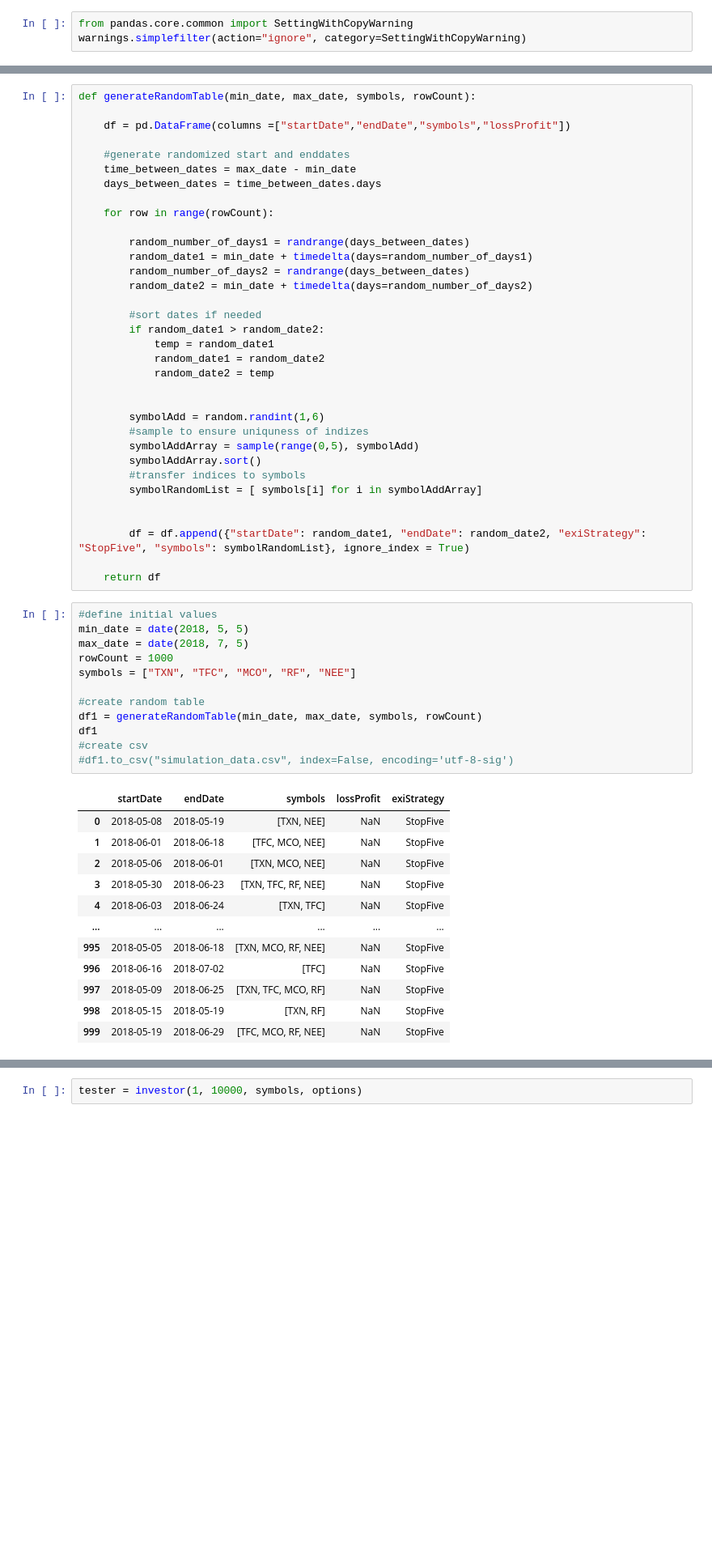
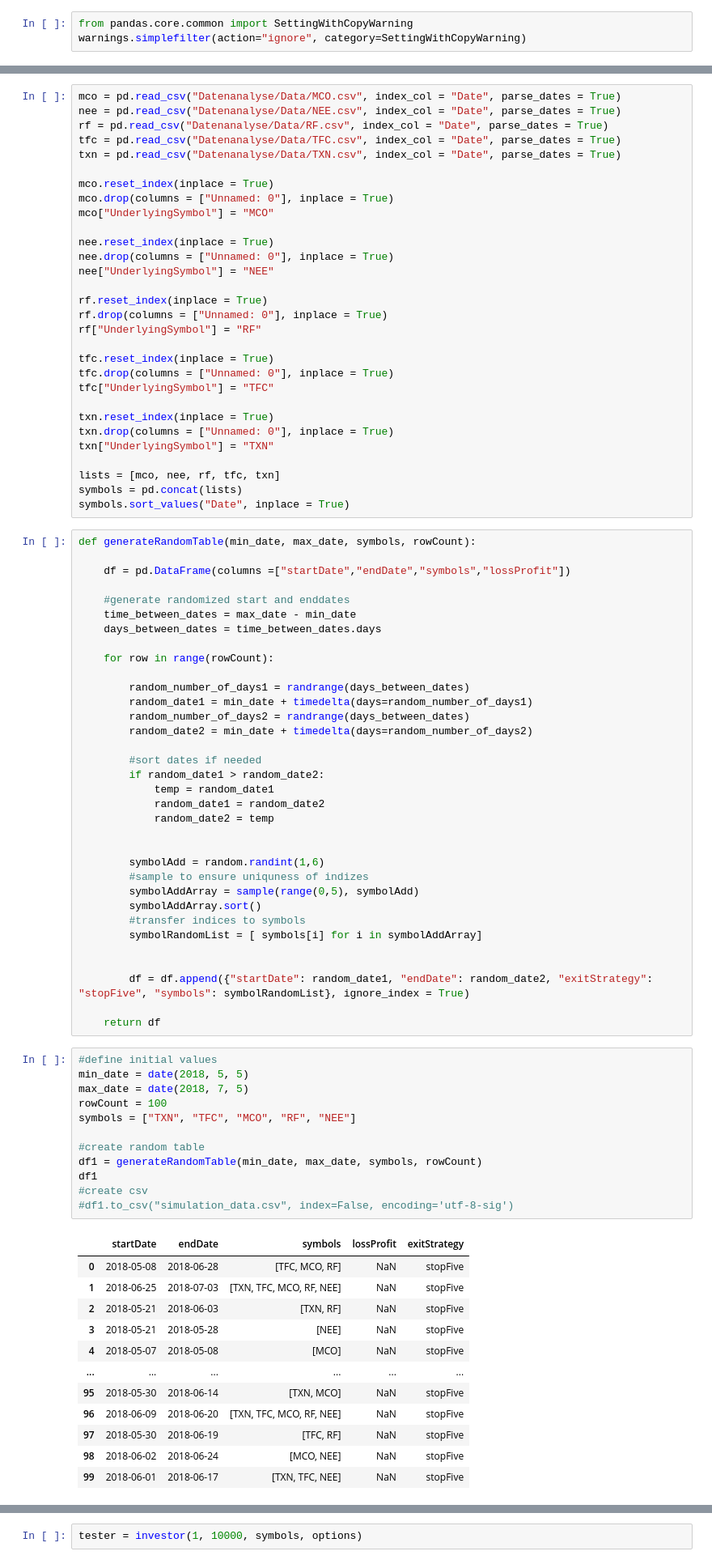
Before and after one commit to CalvinCottin/Option-Backtesting, a Jupyter notebook: Untitled-checkpoint.ipynb, the cells around one changed output, grey strips where cells are left out. Shown at 81% size. Saved outputs shown, nothing was run; the diff lists cells and outputs as text; blank space fills up the shorter version.

```diff
--- a/Untitled-checkpoint.ipynb
+++ b/Untitled-checkpoint.ipynb
@@ -15,3 +19,33 @@ warnings.simplefilter(action="ignore", category=SettingWithCopyWarning)
+# %%
+mco = pd.read_csv("Datenanalyse/Data/MCO.csv", index_col = "Date", parse_dates = True)
+nee = pd.read_csv("Datenanalyse/Data/NEE.csv", index_col = "Date", parse_dates = True)
+rf = pd.read_csv("Datenanalyse/Data/RF.csv", index_col = "Date", parse_dates = True)
+tfc = pd.read_csv("Datenanalyse/Data/TFC.csv", index_col = "Date", parse_dates = True)
+txn = pd.read_csv("Datenanalyse/Data/TXN.csv", index_col = "Date", parse_dates = True)
+
+mco.reset_index(inplace = True)
+mco.drop(columns = ["Unnamed: 0"], inplace = True)
+mco["UnderlyingSymbol"] = "MCO"
+
+nee.reset_index(inplace = True)
+nee.drop(columns = ["Unnamed: 0"], inplace = True)
+nee["UnderlyingSymbol"] = "NEE"
+
+rf.reset_index(inplace = True)
+rf.drop(columns = ["Unnamed: 0"], inplace = True)
+rf["UnderlyingSymbol"] = "RF"
+
+tfc.reset_index(inplace = True)
+tfc.drop(columns = ["Unnamed: 0"], inplace = True)
+tfc["UnderlyingSymbol"] = "TFC"
+
+txn.reset_index(inplace = True)
+txn.drop(columns = ["Unnamed: 0"], inplace = True)
+txn["UnderlyingSymbol"] = "TXN"
+
+lists = [mco, nee, rf, tfc, txn]
+symbols = pd.concat(lists)
+symbols.sort_values("Date", inplace = True)
 # %%
 def generateRandomTable(min_date, max_date, symbols, rowCount):
 
@@ -43,31 +77,31 @@ def generateRandomTable(min_date, max_date, symbols, rowCount):
         symbolRandomList = [ symbols[i] for i in symbolAddArray]
 
 
-        df = df.append({"startDate": random_date1, "endDate": random_date2, "exiStrategy": "StopFive", "symbols": symbolRandomList}, ignore_index = True)
+        df = df.append({"startDate": random_date1, "endDate": random_date2, "exitStrategy": "stopFive", "symbols": symbolRandomList}, ignore_index = True)
 
     return df
 # %%
 #define initial values
 min_date = date(2018, 5, 5)
 max_date = date(2018, 7, 5)
-rowCount = 1000
+rowCount = 100
 symbols = ["TXN", "TFC", "MCO", "RF", "NEE"]
 
 #create random table
 df1 = generateRandomTable(min_date, max_date, symbols, rowCount)
 df1
 #create csv
 #df1.to_csv("simulation_data.csv", index=False, encoding='utf-8-sig')
 # %% [output]
-|  | startDate | endDate | symbols | lossProfit | exiStrategy |
-| 0 | 2018-05-08 | 2018-05-19 | [TXN, NEE] | NaN | StopFive |
-| 1 | 2018-06-01 | 2018-06-18 | [TFC, MCO, NEE] | NaN | StopFive |
-| 2 | 2018-05-06 | 2018-06-01 | [TXN, MCO, NEE] | NaN | StopFive |
-| 3 | 2018-05-30 | 2018-06-23 | [TXN, TFC, RF, NEE] | NaN | StopFive |
-| 4 | 2018-06-03 | 2018-06-24 | [TXN, TFC] | NaN | StopFive |
+|  | startDate | endDate | symbols | lossProfit | exitStrategy |
+| 0 | 2018-05-08 | 2018-06-28 | [TFC, MCO, RF] | NaN | stopFive |
+| 1 | 2018-06-25 | 2018-07-03 | [TXN, TFC, MCO, RF, NEE] | NaN | stopFive |
+| 2 | 2018-05-21 | 2018-06-03 | [TXN, RF] | NaN | stopFive |
+| 3 | 2018-05-21 | 2018-05-28 | [NEE] | NaN | stopFive |
+| 4 | 2018-05-07 | 2018-05-08 | [MCO] | NaN | stopFive |
 | ... | ... | ... | ... | ... | ... |
-| 995 | 2018-05-05 | 2018-06-18 | [TXN, MCO, RF, NEE] | NaN | StopFive |
-| 996 | 2018-06-16 | 2018-07-02 | [TFC] | NaN | StopFive |
-| 997 | 2018-05-09 | 2018-06-25 | [TXN, TFC, MCO, RF] | NaN | StopFive |
-| 998 | 2018-05-15 | 2018-05-19 | [TXN, RF] | NaN | StopFive |
-| 999 | 2018-05-19 | 2018-06-29 | [TFC, MCO, RF, NEE] | NaN | StopFive |
+| 95 | 2018-05-30 | 2018-06-14 | [TXN, MCO] | NaN | stopFive |
+| 96 | 2018-06-09 | 2018-06-20 | [TXN, TFC, MCO, RF, NEE] | NaN | stopFive |
+| 97 | 2018-05-30 | 2018-06-19 | [TFC, RF] | NaN | stopFive |
+| 98 | 2018-06-02 | 2018-06-24 | [MCO, NEE] | NaN | stopFive |
+| 99 | 2018-06-01 | 2018-06-17 | [TXN, TFC, NEE] | NaN | stopFive |
```
Also changed, not shown: parts of 28 cells of this notebook, 2 other files.
